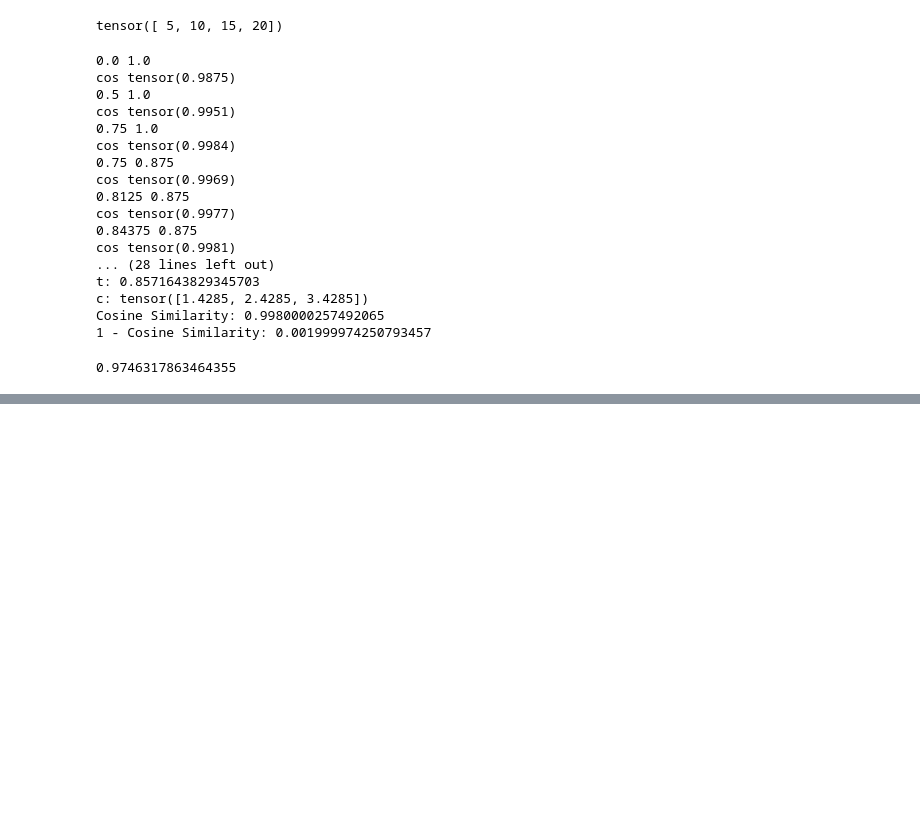
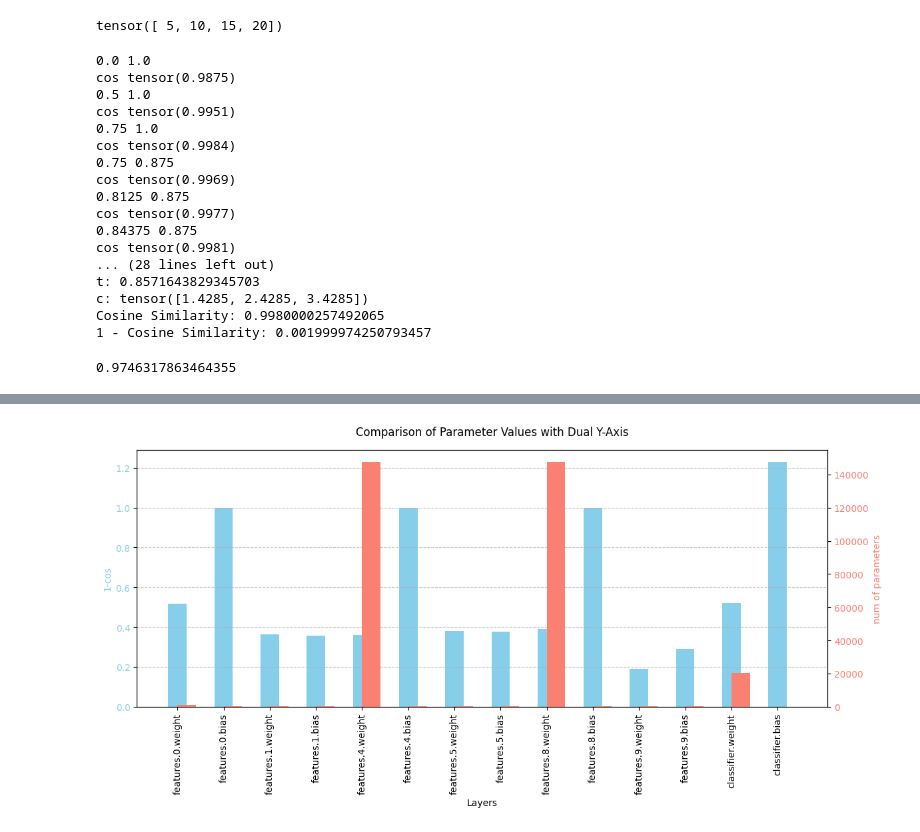
Before and after one commit to yangland/FedREDefense, a Jupyter notebook: codes/topk_vs_weighted4.ipynb, the cells around one changed output, grey strips where cells are left out. Saved outputs shown, nothing was run; the diff lists cells and outputs as text; code cells hidden in the pictures; blank space fills up the shorter version.

```diff
--- a/codes/topk_vs_weighted4.ipynb
+++ b/codes/topk_vs_weighted4.ipynb
@@ -346,0 +406,66 @@ print(cos_sim.median().item())
+# %%
+import matplotlib.pyplot as plt
+
+# Data
+data1 = {
+    'features.0.weight': 0.5177639126777649,
+    'features.0.bias': 1.0,
+    'features.1.weight': 0.3622152805328369,
+    'features.1.bias': 0.3554072380065918,
+    'features.4.weight': 0.35985320806503296,
+    'features.4.bias': 0.9998411813285202,
+    'features.5.weight': 0.38094186782836914,
+    'features.5.bias': 0.37840867042541504,
+    'features.8.weight': 0.3893962502479553,
+    'features.8.bias': 0.9999470604416274,
+    'features.9.weight': 0.18956470489501953,
+    'features.9.bias': 0.28989410400390625,
+    'classifier.weight': 0.521280437707901,
+    'classifier.bias': 1.2279798090457916
+}
+
+data2 = {
+    'features.0.weight': 1152,
+    'features.0.bias': 128,
+    'features.1.weight': 128,
+    'features.1.bias': 128,
+    'features.4.weight': 147456,
+    'features.4.bias': 128,
+    'features.5.weight': 128,
+    'features.5.bias': 128,
+    'features.8.weight': 147456,
+    'features.8.bias': 128,
+    'features.9.weight': 128,
+    'features.9.bias': 128,
+    'classifier.weight': 20480,
+    'classifier.bias': 10
+}
+
+# Extract keys and values
+keys = list(data1.keys())
+values1 = list(data1.values())
+values2 = list(data2.values())
+
+# Plot bar chart with dual y-axis
+fig, ax1 = plt.subplots(figsize=(12, 6))
+
+x = range(len(keys))
+ax1.bar(x, values1, width=0.4, label='Dataset 1', color='skyblue', align='center')
+ax1.set_xlabel("Layers")
+ax1.set_ylabel("1-cos", color='skyblue')
+ax1.tick_params(axis='y', labelcolor='skyblue')
+ax1.set_xticks(ticks=x)
+ax1.set_xticklabels(keys, rotation=90)
+ax1.grid(axis='y', linestyle='--', alpha=0.7)
+
+# Create a second y-axis
+ax2 = ax1.twinx()
+ax2.bar(x, values2, width=0.4, label='Dataset 2', color='salmon', align='edge')
+ax2.set_ylabel("num of parameters", color='salmon')
+ax2.tick_params(axis='y', labelcolor='salmon')
+
+fig.suptitle("Comparison of Parameter Values with Dual Y-Axis")
+fig.tight_layout()
+plt.show()
+# %% [output]
+[figure, added]
```
Also changed, not shown: parts of 17 cells of this notebook, 7 other files.
